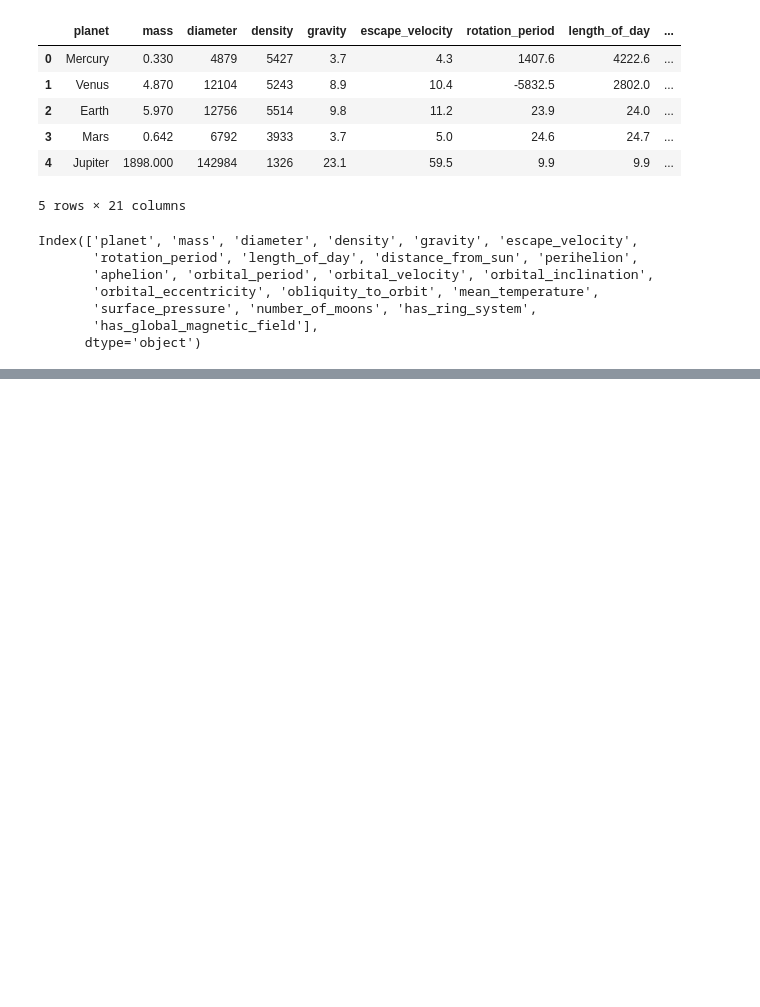
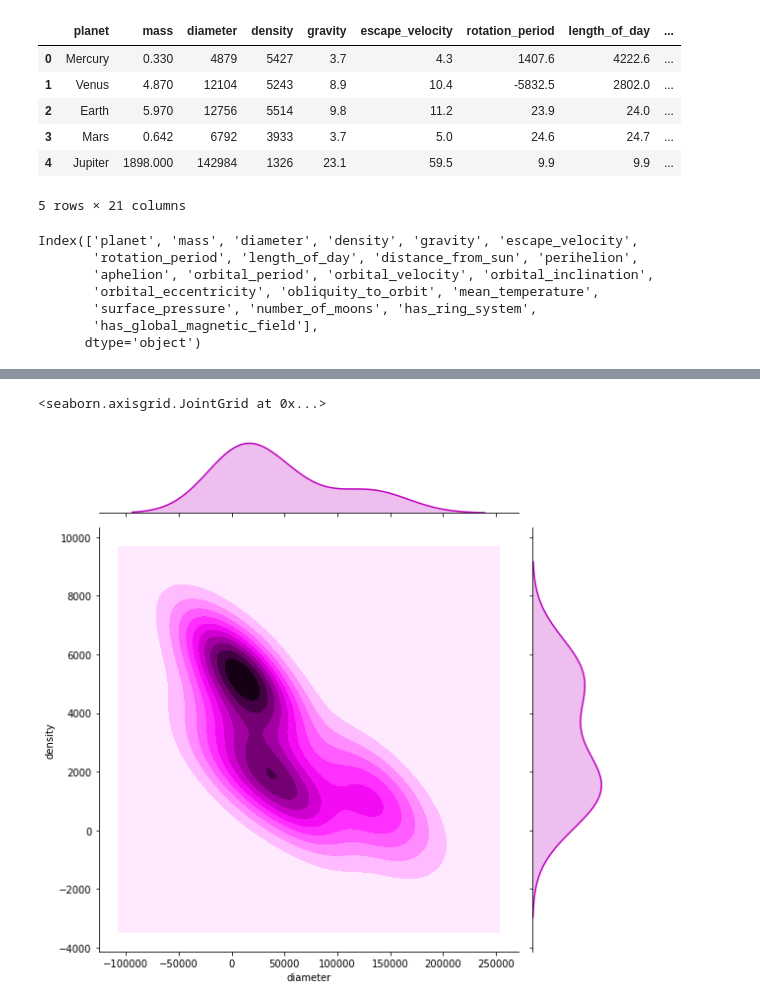
Before and after one commit to sarthakbatragatech/AstroViz, a Jupyter notebook: AstroViz.ipynb, the cells around one changed output, grey strips where cells are left out. Saved outputs shown, nothing was run; the diff lists cells and outputs as text; code cells hidden in the pictures; blank space fills up the shorter version.

```diff
--- a/AstroViz.ipynb
+++ b/AstroViz.ipynb
@@ -44,0 +50,5 @@ sns.heatmap(ax=ax, data=planets_subset_df.corr())
+# %%
+sns.jointplot(planets_df.diameter, planets_df.density, kind='kde', color="m", title='Hello', height = 8)
+# %% [output]
+<seaborn.axisgrid.JointGrid at 0x...>
+[figure, added]
```
Also changed, not shown: parts of 5 cells of this notebook, 3 other files.
